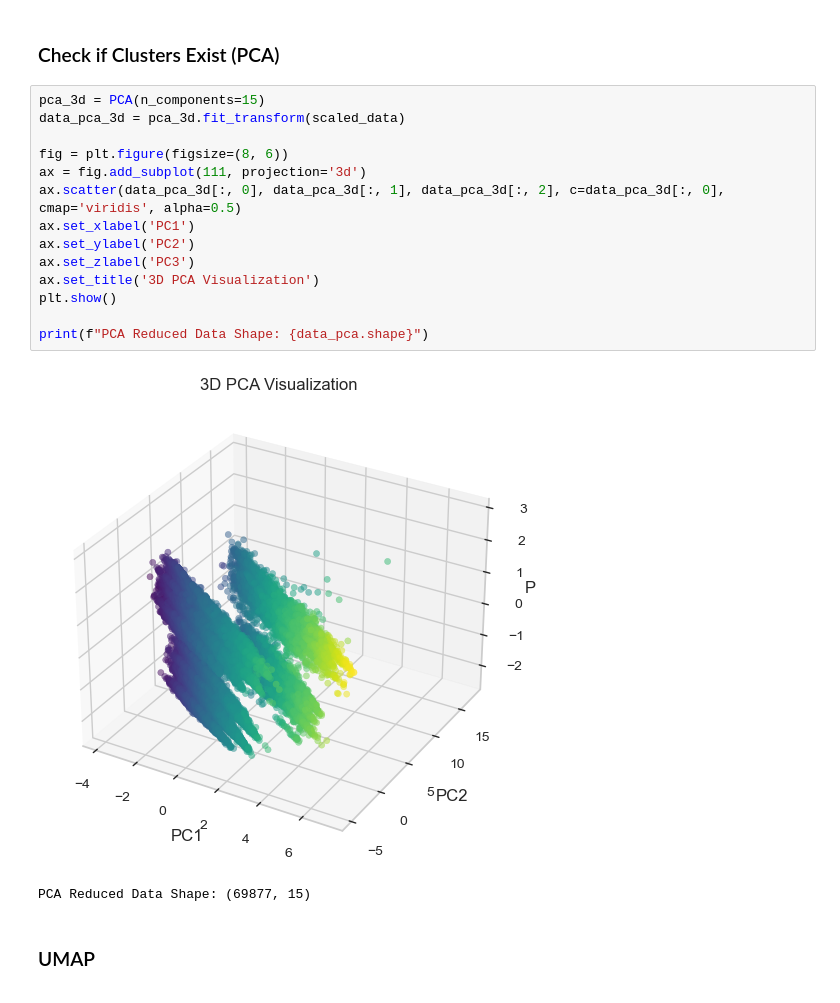
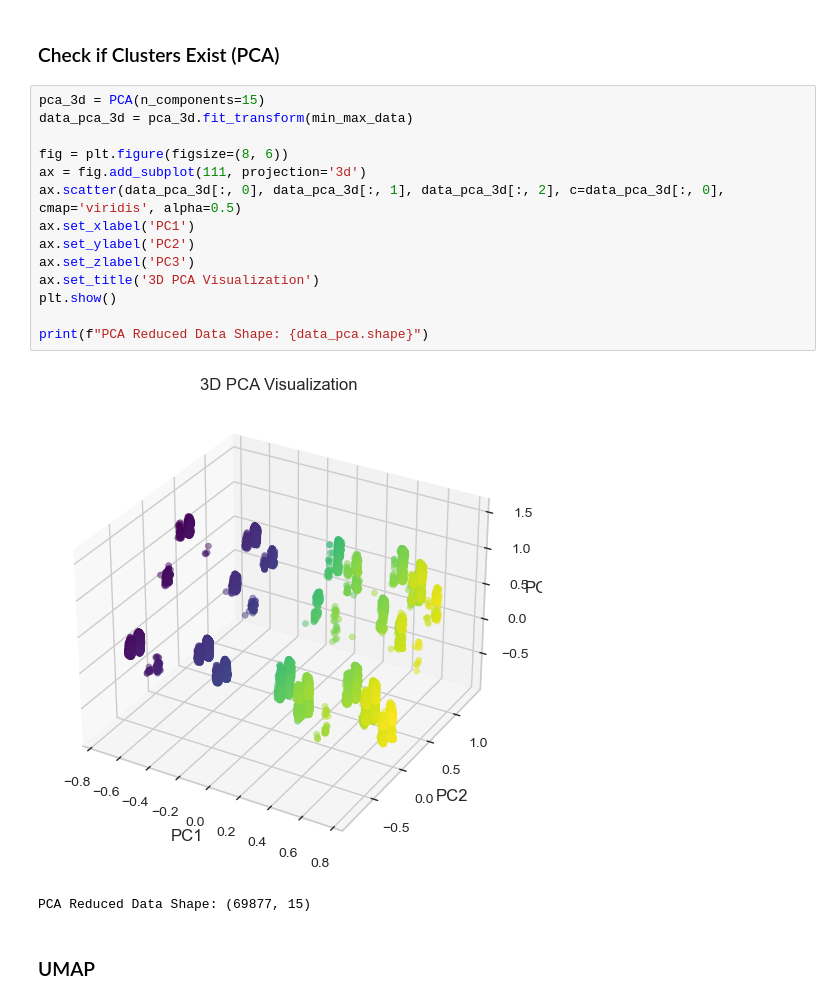
Before and after one commit to gugaaa1904/BC, a Jupyter notebook: Case 1.ipynb, the cells around one changed output. Drawn from its saved outputs; the diff is of its cells as text.

```diff
--- a/Case 1.ipynb
+++ b/Case 1.ipynb
@@ -803,20 +797,20 @@ print(df_pca.head())
 ### Check if Clusters Exist (PCA)
 # %%
 pca_3d = PCA(n_components=15)
-data_pca_3d = pca_3d.fit_transform(scaled_data)
+data_pca_3d = pca_3d.fit_transform(min_max_data)
 
 fig = plt.figure(figsize=(8, 6))
 ax = fig.add_subplot(111, projection='3d')
 ax.scatter(data_pca_3d[:, 0], data_pca_3d[:, 1], data_pca_3d[:, 2], c=data_pca_3d[:, 0], cmap='viridis', alpha=0.5)
 ax.set_xlabel('PC1')
 ax.set_ylabel('PC2')
 ax.set_zlabel('PC3')
 ax.set_title('3D PCA Visualization')
 plt.show()
 
 print(f"PCA Reduced Data Shape: {data_pca.shape}")
 # %% [output]
-[figure, old version]
+[figure, new version]
 PCA Reduced Data Shape: (69877, 15)
 # %% [markdown]
 ### UMAP
```
Also changed, not shown: parts of 20 cells of this notebook.
